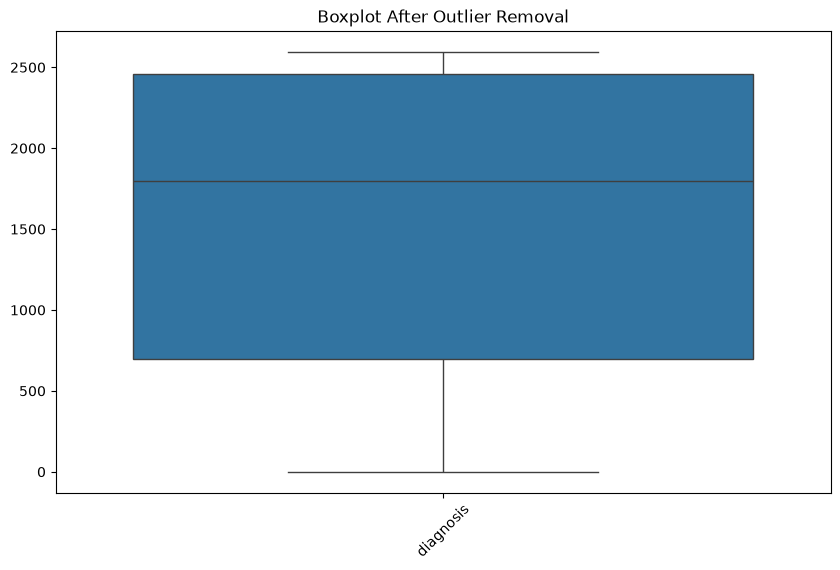
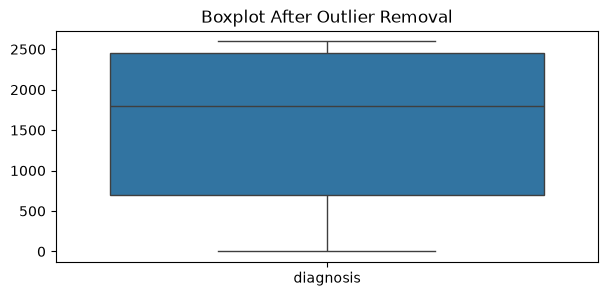
Unified diff of the notebook cell whose output changed from the first chart to the second:
--- before
+++ after
@@ -1,7 +1,7 @@
-plt.figure(figsize=(10,6))
+plt.figure(figsize=(7, 3))
 
 sns.boxplot(data=df_clean)
 
-plt.xticks(rotation=45)
+plt.xticks(rotation=0)
 
 plt.title("Boxplot After Outlier Removal")

Commit: Complete PML Assignment 2 documentation